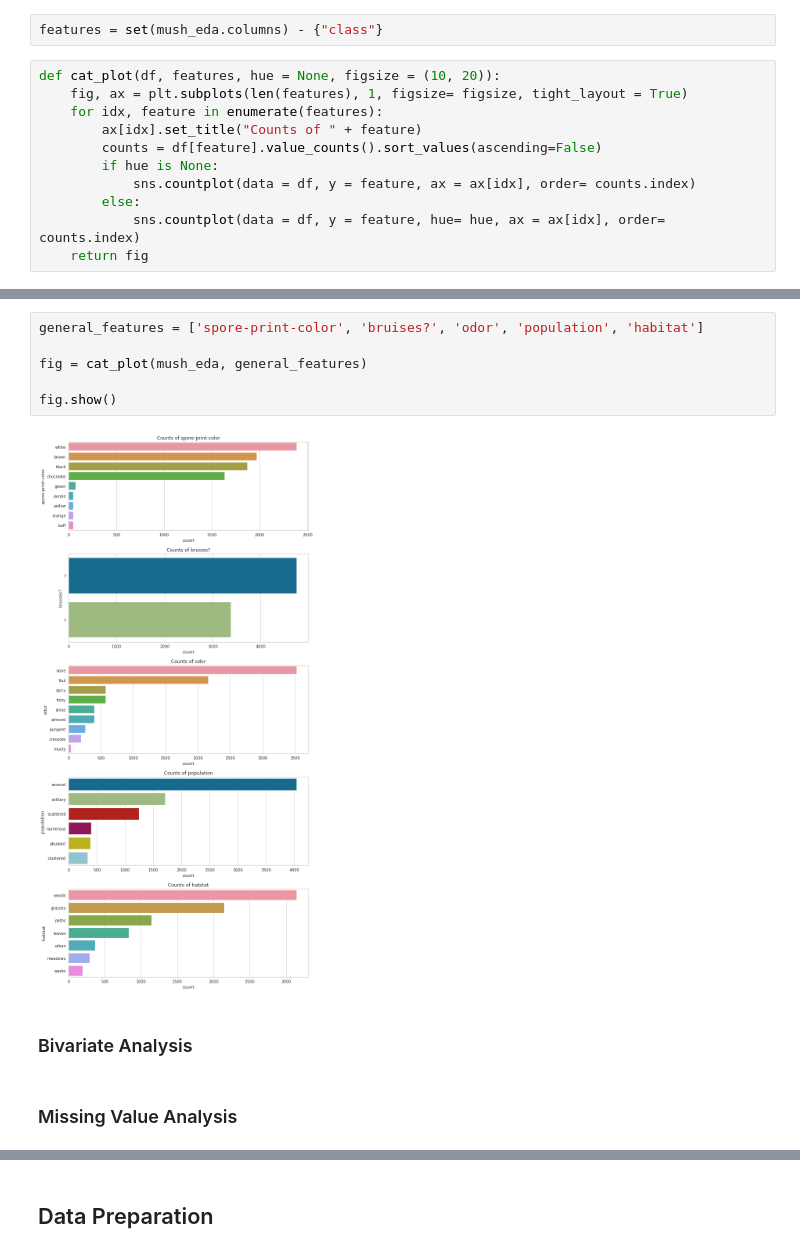
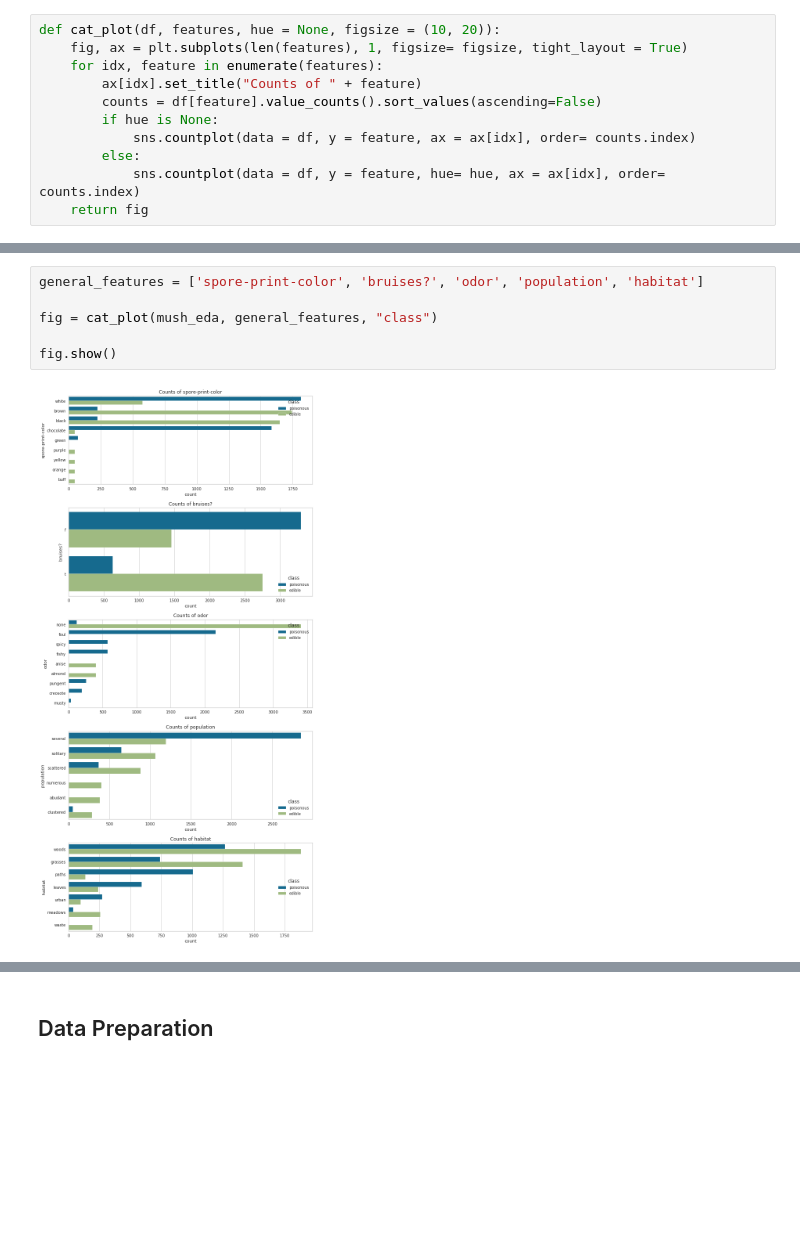
Before and after one commit to Tien-Cheng/AI-and-Machine-Learning--ST1511-, a Jupyter notebook: Assignment 1/classification/mushroom.ipynb, the cells around one changed output, grey strips where cells are left out. Saved outputs shown, nothing was run; the diff lists cells and outputs as text; blank space fills up the shorter version.

```diff
--- a/Assignment 1/classification/mushroom.ipynb
+++ b/Assignment 1/classification/mushroom.ipynb
@@ -212,8 +221,6 @@ ax = mush_eda["class"].value_counts().plot(kind='barh', title="Target Distributi
 As we can see, the class distribution is relatively balanced, with most mushrooms being edible. Slightly less mushrooms are poisonous.
 # %% [markdown]
 #### Features
-# %%
-features = set(mush_eda.columns) - {"class"}
 # %%
 def cat_plot(df, features, hue = None, figsize = (10, 20)):
     fig, ax = plt.subplots(len(features), 1, figsize= figsize, tight_layout = True)
@@ -236,12 +261,8 @@ def cat_plot(df, features, hue = None, figsize = (10, 20)):
 # %%
 general_features = ['spore-print-color', 'bruises?', 'odor', 'population', 'habitat']
 
-fig = cat_plot(mush_eda, general_features)
+fig = cat_plot(mush_eda, general_features, "class")
 
 fig.show()
 # %% [output]
-[figure, old version]
+[figure, new version]
-# %% [markdown]
-### Bivariate Analysis
-# %% [markdown]
-### Missing Value Analysis
```
Also changed, not shown: parts of 79 cells of this notebook, 6 other files.
